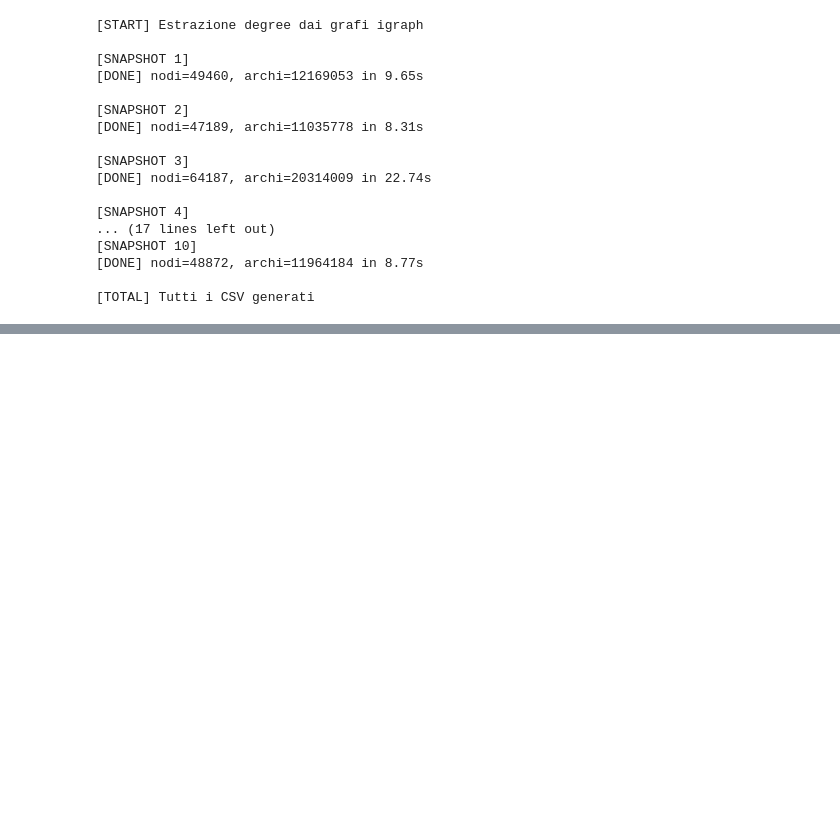
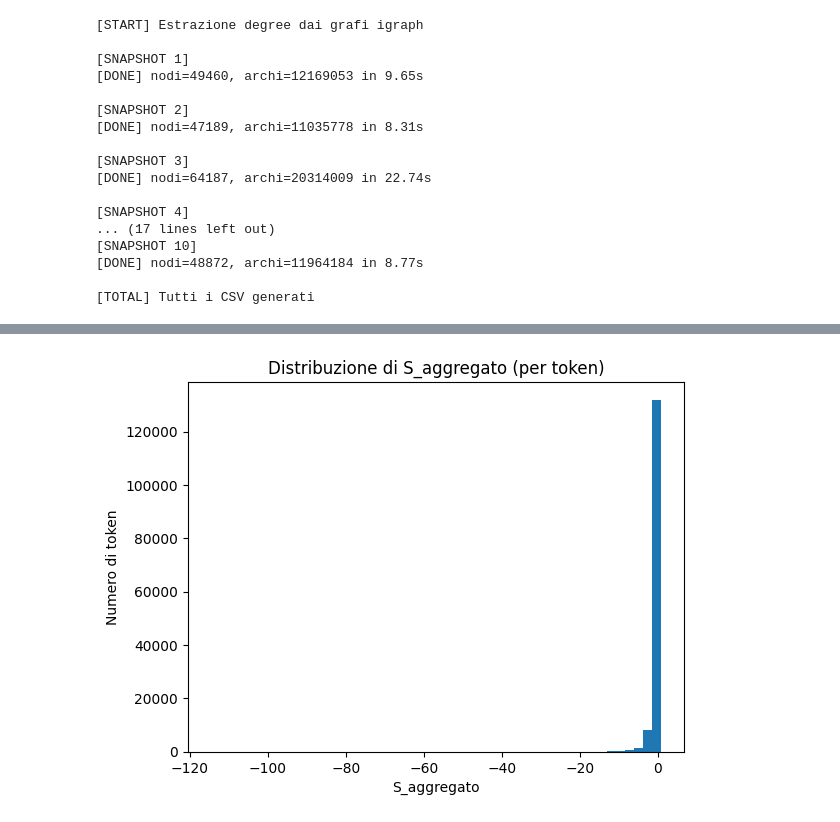
Before and after one commit to ChefBB/acn_project, a Jupyter notebook: dynet/RQ1.ipynb, the cells around one changed output, grey strips where cells are left out. Cells and saved outputs as stored; diff of their text form; code cells hidden in the pictures; blank space fills up the shorter version.

Commit message:
Shrinkage metrics

```diff
--- a/dynet/RQ1.ipynb
+++ b/dynet/RQ1.ipynb
@@ -164,0 +272,6 @@ print("\n[TOTAL] Tutti i CSV generati")
+# %%
+import pandas as pd
+
+df = pd.read_csv("shrinkage_aggr.csv")
+
+df["S_aggregato"].describe()
@@ -164,0 +288,11 @@ print("\n[TOTAL] Tutti i CSV generati")
+# %%
+import matplotlib.pyplot as plt
+
+plt.figure()
+plt.hist(df["S_aggregato"].dropna(), bins=50)
+plt.xlabel("S_aggregato")
+plt.ylabel("Numero di token")
+plt.title("Distribuzione di S_aggregato (per token)")
+plt.show()
+# %% [output]
+[figure, added]
```
Also changed, not shown: parts of 13 cells of this notebook.
